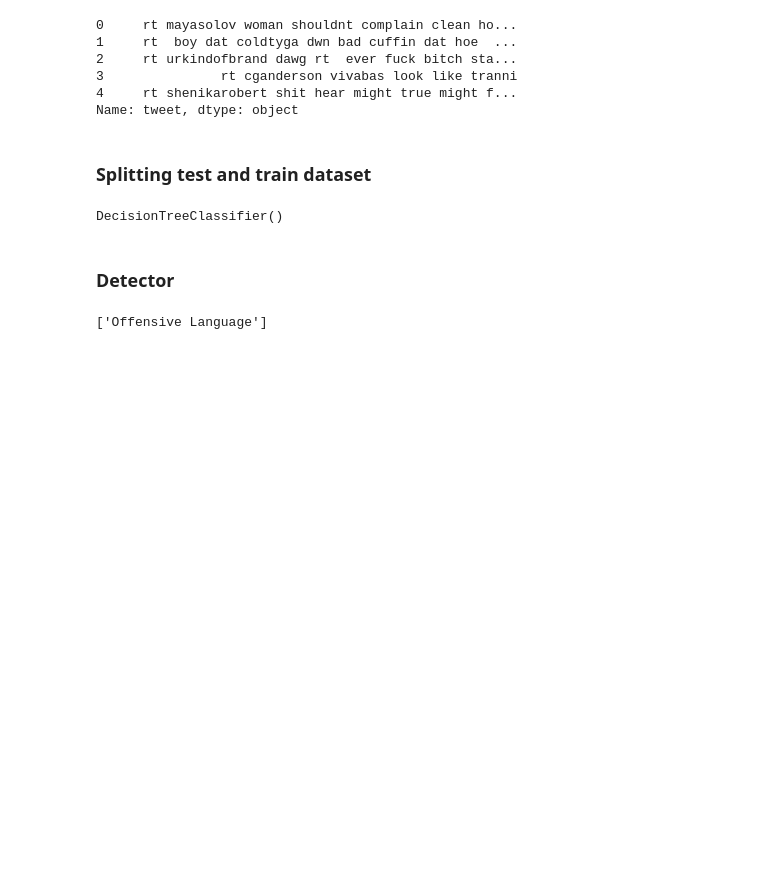
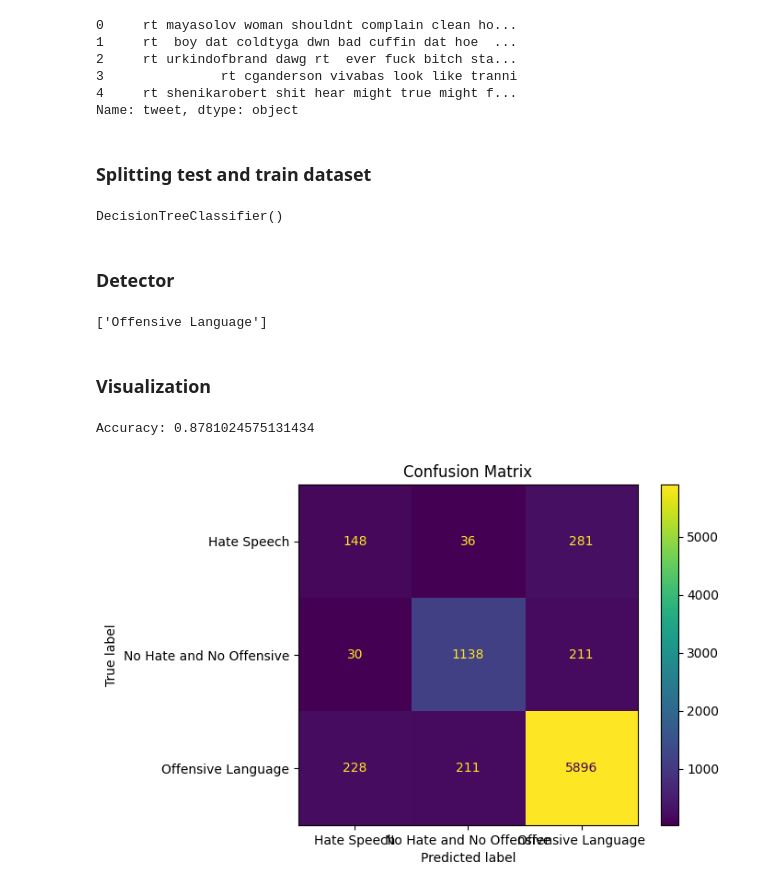
Before and after one commit to shakil1819/NLTK-LSTM-Based-Hate-Speech-Detection, a Jupyter notebook: NLTK_For_twitter_dataset.ipynb, the cells around one changed output. Saved outputs shown, nothing was run; the diff lists cells and outputs as text; code cells hidden in the pictures; blank space fills up the shorter version.

```diff
--- a/NLTK_For_twitter_dataset.ipynb
+++ b/NLTK_For_twitter_dataset.ipynb
@@ -114,3 +114,26 @@ data = cv.transform([sample]).toarray()
 print(clf.predict(data))
 # %% [output]
 ['Offensive Language']
+# %% [markdown]
+### Visualization
+# %%
+from sklearn.metrics import confusion_matrix, ConfusionMatrixDisplay
+import matplotlib.pyplot as plt
+
+# Add model predictions
+y_pred = clf.predict(X_test)
+
+# Model Accuracy
+print("Accuracy:", np.mean(y_pred == y_test))
+
+# Confusion Matrix
+cm = confusion_matrix(y_test, y_pred)
+disp = ConfusionMatrixDisplay(confusion_matrix=cm, display_labels=clf.classes_)
+disp.plot(include_values=True, cmap='viridis', ax=plt.gca())
+plt.title("Confusion Matrix")
+plt.xlabel("Predicted label")
+plt.ylabel("True label")
+plt.show()
+# %% [output]
+Accuracy: 0.8781024575131434
+[figure, added]
```
Also changed, not shown: parts of 1 cell of this notebook.
